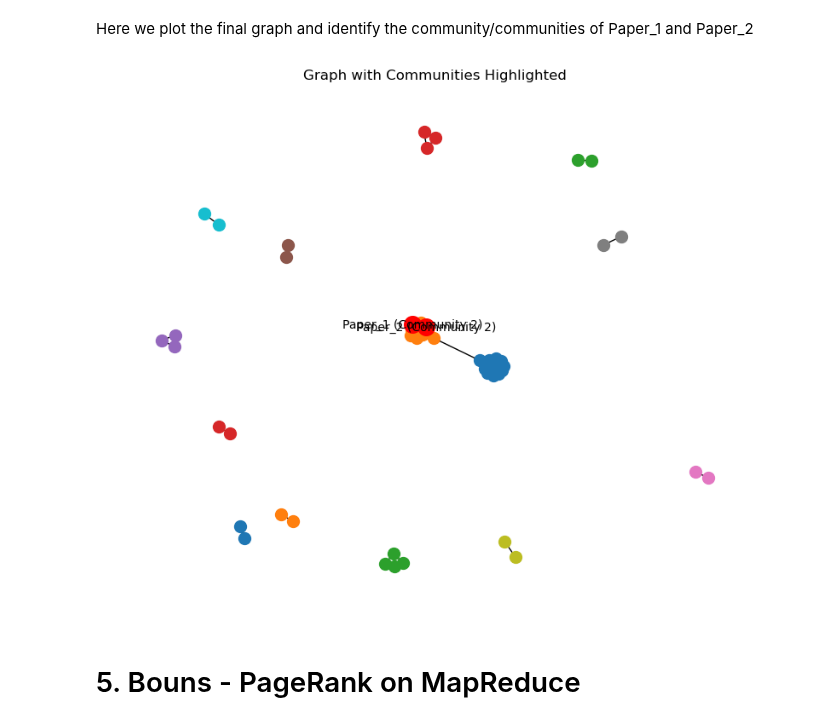
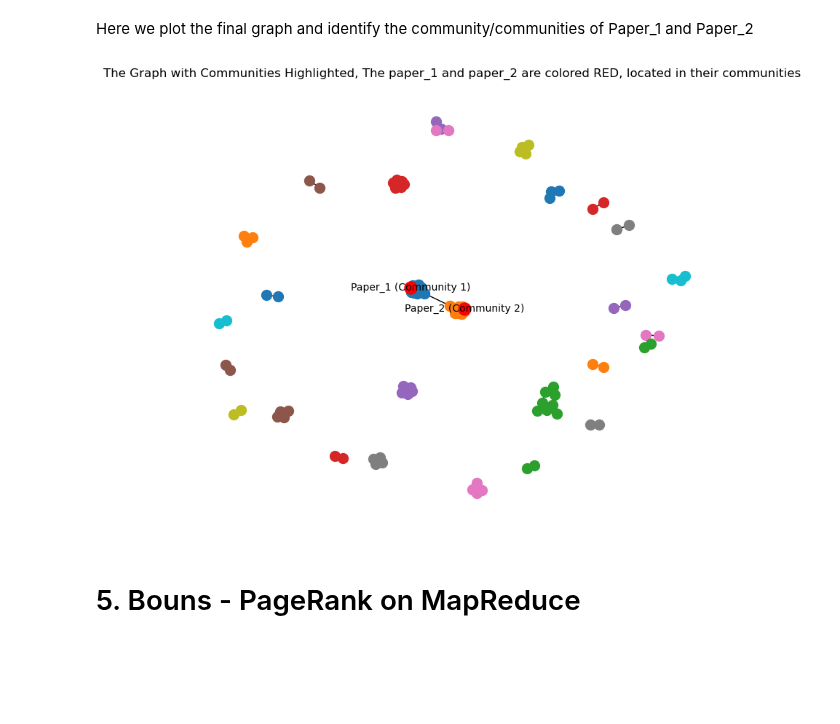
Before and after one commit to armanfeili/ADM-HW5, a Jupyter notebook: notebook 5.ipynb, the cells around one changed output. Saved outputs shown, nothing was run; the diff lists cells and outputs as text; code cells hidden in the pictures; blank space fills up the shorter version.

```diff
--- a/notebook 5.ipynb
+++ b/notebook 5.ipynb
@@ -275,10 +275,12 @@ def read_graphs():
 citation_graph, collaboration_graph = read_graphs()
 
 # This method, creates a subgraph from a given graph with N number of first nodes to consider
-def create_subgraph(graph, N):
+def create_subgraph(graph, N, add_edges = False):
     subset_nodes = list(graph.nodes())[:N]  # Selects the first 'N' nodes in the graph
     subgraph = nx.Graph()  # Creates an empty graph object
     subgraph.add_nodes_from(subset_nodes)  # Adds the subset_nodes to the subgraph
+    if add_edges:
+        subgraph.add_edges_from(graph.subgraph(subset_nodes).edges())
     return subgraph
 # %% [markdown]
 - In the following method, we calculate the number of nodes and edges, deensity, Degree-related values for a given graph including degree distribution, average degree amount, hubs, and a boolean is_dense variable.
@@ -475,17 +477,15 @@ def min_edges_to_disconnect(graph, author_a, author_b, top_authors):
 
 Here we create a subgraph based on a subset of nodes, detect communities within this subgraph, calculate the minimum edges needed to be removed for the communities, and check if two specified papers belong to the same community within these detected communities.
 # %%
-def extract_communities(subgraph, paper_1, paper_2):
+def extract_communities(graph, paper_1, paper_2):
 
-    subgraph = create_subgraph(graph, 50)
-
-    # Extracts edges within the subset_nodes from the original graph to create the subgraph
-    subgraph.add_edges_from(graph.subgraph(subset_nodes).edges())
+    # Create a subgraph from 100 nodes. We also added edges to the subgraph to illustrate in plot.
+    subgraph = create_subgraph(graph, 100, True)
 
     # Detect communities using Louvain method
     communities = list(nx.algorithms.community.greedy_modularity_communities(subgraph))
 
-    # Find the minimum number of edges to remove for communities
+    # Find the minimum number of edges to remove for communities to be seperated
     num_edges_to_remove = nx.algorithms.community.quality.modularity(subgraph, communities)
 
     # Check if Paper_1 and Paper_2 belong to the same community
@@ -875,12 +863,12 @@ def extract_communities(graph, paper_1, paper_2):
 # %%
-Paper_1 = '2298051088'
-Paper_2 = '2596317628'
+Paper_1 = '2027658599'
+Paper_2 = '2883906439'
 
-result = extract_communities(collaboration_graph, Paper_1, Paper_2)
-
-result_edges, result_communities, papers_same_community, subgraph = result
+result_edges, result_communities, papers_same_community, subgraph = extract_communities(collaboration_graph, Paper_1, Paper_2)
 
 print("Minimum number of edges to remove:", result_edges)
-print("Communities:", result_communities)
-print(f"Paper_1 and Paper_2 belong to the same community: {papers_same_community}")
+print("-------------------------------------------------")
+print("Communities: \n", result_communities)
+print("-------------------------------------------------")
+print(f"Do Paper_1 and Paper_2 belong to the same community? {papers_same_community}")
 # %% [output]
@@ -918,42 +926,41 @@ community_graph(collaboration_subgraph)
 Here we plot the final graph and identify the community/communities of Paper_1 and Paper_2
 # %%
 # Plotting the graph with communities highlighted
-subset_nodes = list(collaboration_graph.nodes())[:50]
-subgraph = nx.Graph()
-subgraph.add_nodes_from(subset_nodes)
-subgraph.add_edges_from(collaboration_graph.subgraph(subset_nodes).edges())
+subgraph = create_subgraph(collaboration_graph, 100, True)
 
 # Plotting the graph with communities highlighted
 plt.figure(figsize=(10, 8))
+# Set the position of the graph
+pos = nx.spring_layout(subgraph)
 
-pos = nx.spring_layout(subgraph)  # You can choose different layout algorithms
-
-# Draw edges
+# Draw edges between nodes of subgraph
 nx.draw_networkx_edges(subgraph, pos)
 
 # Highlight communities
 for i, community in enumerate(result_communities):
     nx.draw_networkx_nodes(subgraph, pos, nodelist=list(community), node_color=f"C{i}", node_size=100)
 
 # Initialize empty labels dictionary for node labels
 node_labels = {}
 
 # Identify the communities of Paper_1 and Paper_2
 for i, community in enumerate(result_communities):
     if Paper_1 in community:
         node_labels[Paper_1] = f"Paper_1 (Community {i+1})"
+        nx.draw_networkx_nodes(subgraph, pos, nodelist=list(community), node_color=f"C{i}", node_size=100)
     if Paper_2 in community:
         node_labels[Paper_2] = f"Paper_2 (Community {i+1})"
+        nx.draw_networkx_nodes(subgraph, pos, nodelist=list(community), node_color=f"C{i}", node_size=100)
 
 # Draw nodes with labels
-nx.draw_networkx_nodes(subgraph, pos, node_size=200, node_color='red', nodelist=node_labels.keys())
+nx.draw_networkx_nodes(subgraph, pos, node_size=150, node_color='red', nodelist=node_labels.keys())
 nx.draw_networkx_labels(subgraph, pos, labels=node_labels, font_size=10, font_color='black')
 
-plt.title('Graph with Communities Highlighted')
+plt.title('The Graph with Communities Highlighted, The paper_1 and paper_2 are colored RED, located in their communities')
 plt.axis('off')
 plt.show()
 # %% [output]
-[figure, old version]
+[figure, new version]
 # %% [markdown]
 # 5. Bouns - PageRank on MapReduce
 # %% [markdown]
```
Also changed, not shown: parts of 9 cells of this notebook.
